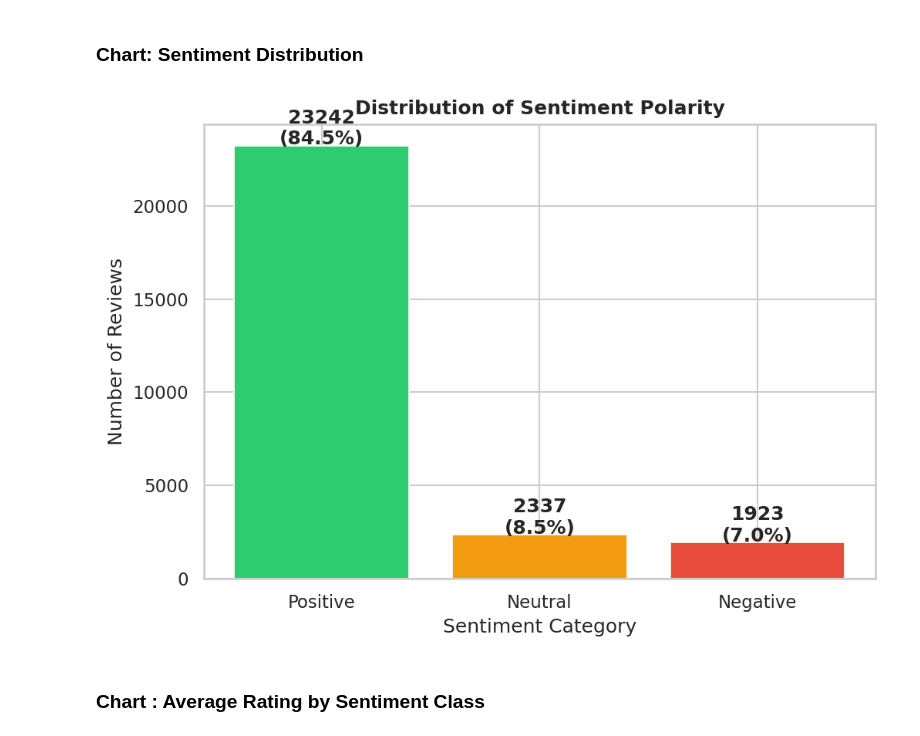
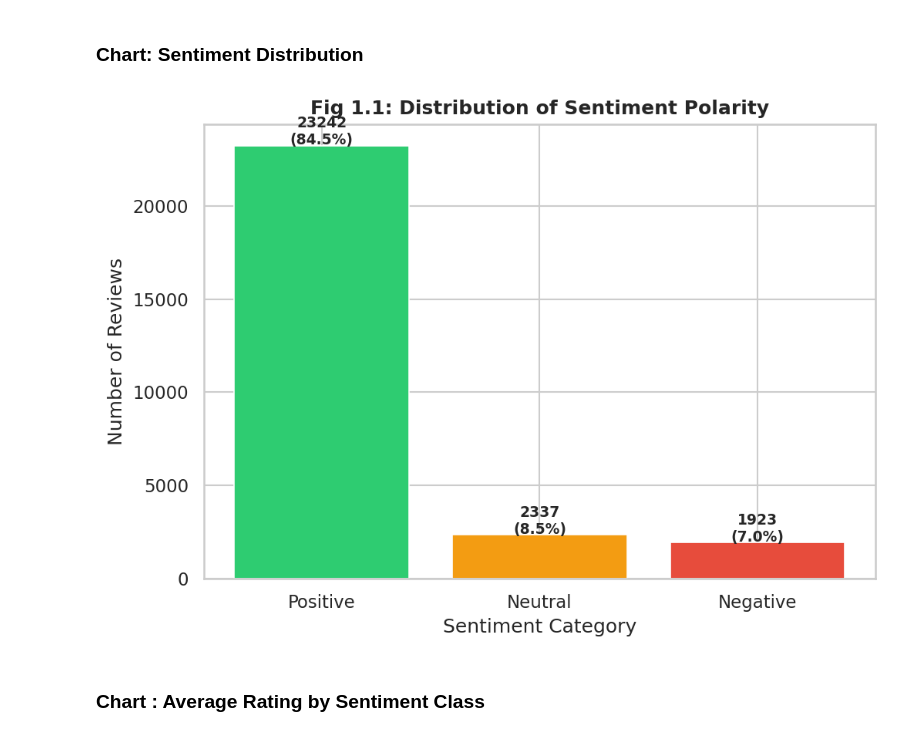
Before and after one commit to m-aryan/Social_Media_Sentiment_Polarity_on_Consumer_Purchase_Intention, a Jupyter notebook: Social_Media_Sentiment_Polarity_on_Consumer_Purchase_Intention.ipynb, the cells around one changed output. Drawn from its saved outputs; the diff is of its cells as text; code cells hidden in the pictures.

```diff
--- a/Social_Media_Sentiment_Polarity_on_Consumer_Purchase_Intention.ipynb
+++ b/Social_Media_Sentiment_Polarity_on_Consumer_Purchase_Intention.ipynb
@@ -320,29 +335,38 @@ max             0.999      5.000
 # %% [markdown]
 ### **Chart: Sentiment Distribution**
 # %%
-plt.figure(figsize=(7,5))
+def plot_sentiment_distribution(ax):
+    sentiment_counts = df['sentiment'].value_counts().reindex(order)
 
-sentiment_counts = df['sentiment'].value_counts().reindex(order)
-bars = plt.bar(order, sentiment_counts.values,
-               color=[colors[s] for s in order],
-               edgecolor='white', linewidth=0.8)
+    bars = ax.bar(
+        order,
+        sentiment_counts.values,
+        color=[colors[s] for s in order],
+        edgecolor='white',
+        linewidth=0.8
+    )
 
-plt.title('Distribution of Sentiment Polarity', fontweight='bold')
-plt.xlabel('Sentiment Category')
-plt.ylabel('Number of Reviews')
+    ax.set_title('Fig 1.1: Distribution of Sentiment Polarity', fontweight='bold')
+    ax.set_xlabel('Sentiment Category')
+    ax.set_ylabel('Number of Reviews')
 
-for bar, val in zip(bars, sentiment_counts.values):
-    plt.text(bar.get_x()+bar.get_width()/2,
-             bar.get_height()+50,
-             f'{val}\n({val/len(df)*100:.1f}%)',
-             ha='center',
-             fontweight='bold')
-
-plt.tight_layout()
-plt.savefig("Fig1_1_Sentiment_Distribution.png", dpi=150)
-plt.show()
+    for bar, val in zip(bars, sentiment_counts.values):
+        ax.text(
+            bar.get_x() + bar.get_width()/2,
+            bar.get_height() + 50,
+            f'{val}\n({val/len(df)*100:.1f}%)',
+            ha='center',
+            fontsize=9,
+            fontweight='bold'
+        )
-# %% [output]
-[figure, removed]
+# %%
+fig, ax = plt.subplots(figsize=(7,5))
+plot_sentiment_distribution(ax)
+plt.tight_layout()
+plt.savefig("Fig1_1_Sentiment_Distribution.png", dpi=150)
+plt.show()
+# %% [output]
+[figure, added]
 # %% [markdown]
 ### **Chart : Average Rating by Sentiment Class**
 # %%
```
Also changed, not shown: parts of 13 cells of this notebook.
